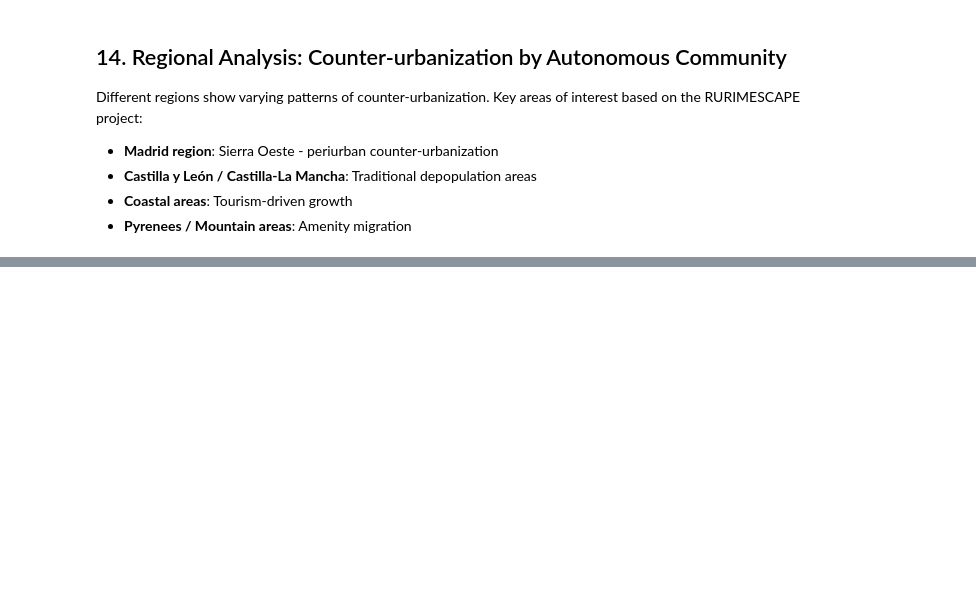
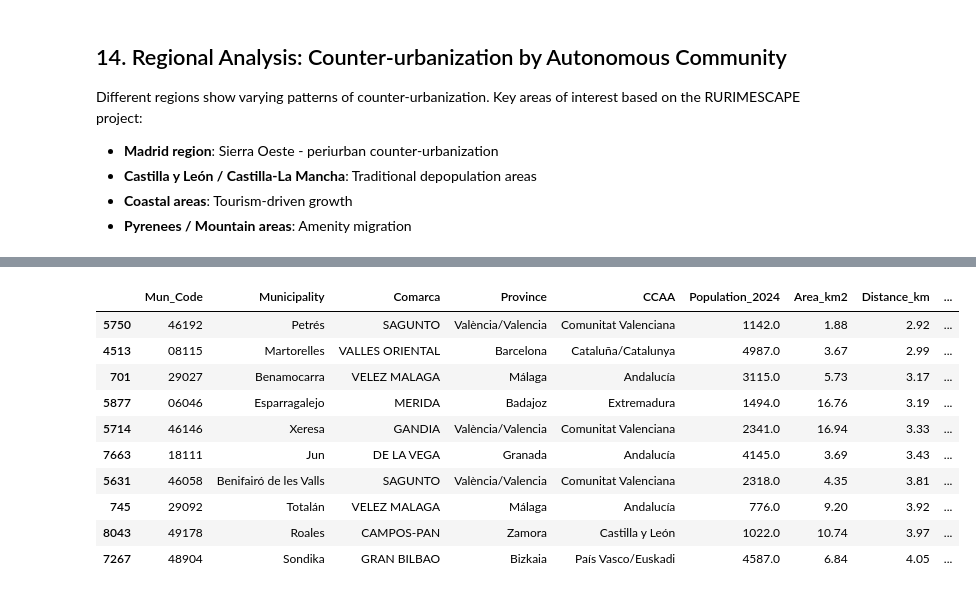
Before and after one commit to juanzotes/rural-migration-land-use-spain, a Jupyter notebook: notebooks/v1_pop_variation_accessibility_buffer_maps.ipynb, the cells around one changed output, grey strips where cells are left out. Saved outputs shown, nothing was run; the diff lists cells and outputs as text; code cells hidden in the pictures; blank space fills up the shorter version.

```diff
--- a/notebooks/v1_pop_variation_accessibility_buffer_maps.ipynb
+++ b/notebooks/v1_pop_variation_accessibility_buffer_maps.ipynb
@@ -1444,0 +2046,68 @@ Following Herrero-Jáuregui et al. (2023) and RURIMESCAPE project objectives:
+# %%
+# CODE CELL - 15.6 Export CSV: Rural municipalities with sustained growth by distance
+print("\n" + "=" * 90)
+print("EXPORT: Rural municipalities with sustained growth (2018-2024) by distance to cities")
+print("=" * 90)
+
+# Filter rural municipalities with sustained growth
+rural_sustained_growth = rural_with_area[
+    (rural_with_area['Var_2018_2021_pct'] > 0) &
+    (rural_with_area['Var_2021_2024_pct'] > 0)
+].copy()
+
+print(f"Total municipalities with sustained growth: {len(rural_sustained_growth):,}")
+
+# Create distance order for sorting
+distance_order = {'≤30 km': 1, '30-60 km': 2, '>60 km': 3}
+rural_sustained_growth['Distance_order'] = rural_sustained_growth['Distance_class'].map(distance_order)
+
+# Sort by distance class (near first), then by distance within each class
+rural_sustained_growth = rural_sustained_growth.sort_values(
+    ['Distance_order', 'Distance_to_50k_city_km'],
+    ascending=[True, True]
+)
+
+# Select and rename columns for export (including Comarca)
+export_cols = [
+    'Mun_Code', 'Municipality', 'Comarca', 'Province', 'CCAA',
+    'Population_2024', 'area_km2',
+    'Distance_to_50k_city_km', 'Distance_class',
+    'Var_2018_2021_pct', 'Var_2021_2024_pct'
+]
+
+# Keep only columns that exist
+export_cols = [c for c in export_cols if c in rural_sustained_growth.columns]
+print(f"Columns to export: {export_cols}")
+
+df_export_sustained = rural_sustained_growth[export_cols].copy()
+
+# Rename for clarity
+df_export_sustained = df_export_sustained.rename(columns={
+    'area_km2': 'Area_km2',
+    'Distance_to_50k_city_km': 'Distance_km',
+    'Var_2018_2021_pct': 'Growth_2018_2021_pct',
+    'Var_2021_2024_pct': 'Growth_2021_2024_pct'
+})
+
+# Round numeric columns
+df_export_sustained['Area_km2'] = df_export_sustained['Area_km2'].round(2)
+df_export_sustained['Distance_km'] = df_export_sustained['Distance_km'].round(2)
+df_export_sustained['Growth_2018_2021_pct'] = df_export_sustained['Growth_2018_2021_pct'].round(2)
+df_export_sustained['Growth_2021_2024_pct'] = df_export_sustained['Growth_2021_2024_pct'].round(2)
+
+# Summary by distance class
+print("\nBreakdown by distance class:")
+for dist_class in ['≤30 km', '30-60 km', '>60 km']:
+    n = len(df_export_sustained[df_export_sustained['Distance_class'] == dist_class])
+    area = df_export_sustained[df_export_sustained['Distance_class'] == dist_class]['Area_km2'].sum()
+    pop = df_export_sustained[df_export_sustained['Distance_class'] == dist_class]['Population_2024'].sum()
+    print(f"  {dist_class}: {n:,} municipalities, {area:,.0f} km², {pop:,.0f} inhabitants")
+
+# Export to CSV
+output_path = VARIATIONS_DIR / "demography_rural_sustained_growth_by_distance.csv"
+df_export_sustained.to_csv(output_path, index=False, encoding='utf-8')
+
+print(f"\n✓ Exported to: {output_path}")
+print(f"\nPreview (first 10 rows):")
+df_export_sustained.head(10)
+# %% [output]
@@ -1444,0 +2128,11 @@ Following Herrero-Jáuregui et al. (2023) and RURIMESCAPE project objectives:
+|  | Mun_Code | Municipality | Comarca | Province | CCAA | Population_2024 | Area_km2 | Distance_km | ... |
+| 5750 | 46192 | Petrés | SAGUNTO | València/Valencia | Comunitat Valenciana | 1142.0 | 1.88 | 2.92 | ... |
+| 4513 | 08115 | Martorelles | VALLES ORIENTAL | Barcelona | Cataluña/Catalunya | 4987.0 | 3.67 | 2.99 | ... |
+| 701 | 29027 | Benamocarra | VELEZ MALAGA | Málaga | Andalucía | 3115.0 | 5.73 | 3.17 | ... |
+| 5877 | 06046 | Esparragalejo | MERIDA | Badajoz | Extremadura | 1494.0 | 16.76 | 3.19 | ... |
+| 5714 | 46146 | Xeresa | GANDIA | València/Valencia | Comunitat Valenciana | 2341.0 | 16.94 | 3.33 | ... |
+| 7663 | 18111 | Jun | DE LA VEGA | Granada | Andalucía | 4145.0 | 3.69 | 3.43 | ... |
+| 5631 | 46058 | Benifairó de les Valls | SAGUNTO | València/Valencia | Comunitat Valenciana | 2318.0 | 4.35 | 3.81 | ... |
+| 745 | 29092 | Totalán | VELEZ MALAGA | Málaga | Andalucía | 776.0 | 9.20 | 3.92 | ... |
+| 8043 | 49178 | Roales | CAMPOS-PAN | Zamora | Castilla y León | 1022.0 | 10.74 | 3.97 | ... |
+| 7267 | 48904 | Sondika | GRAN BILBAO | Bizkaia | País Vasco/Euskadi | 4587.0 | 6.84 | 4.05 | ... |
```
Also changed, not shown: parts of 19 cells of this notebook, 1 other file.
